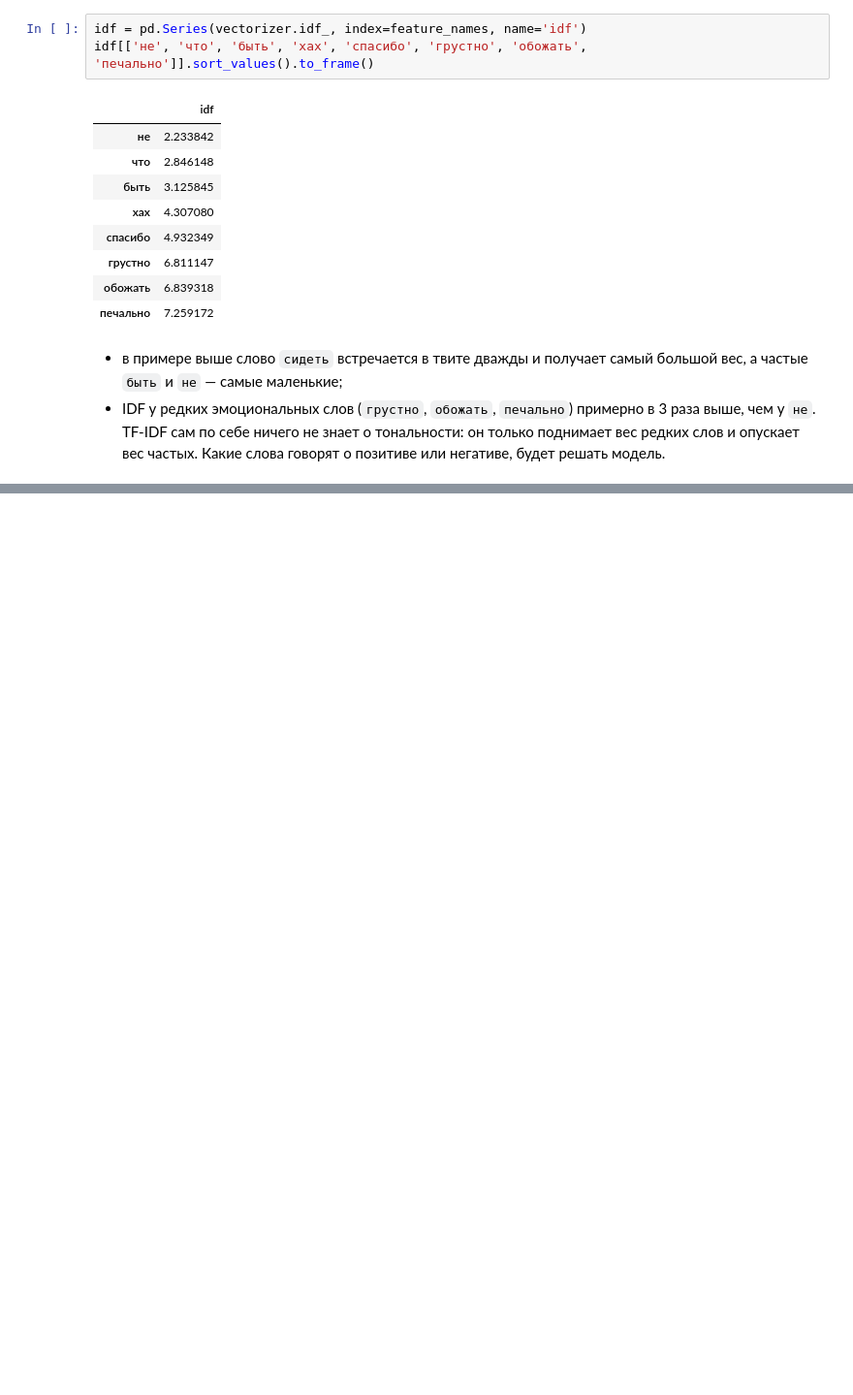
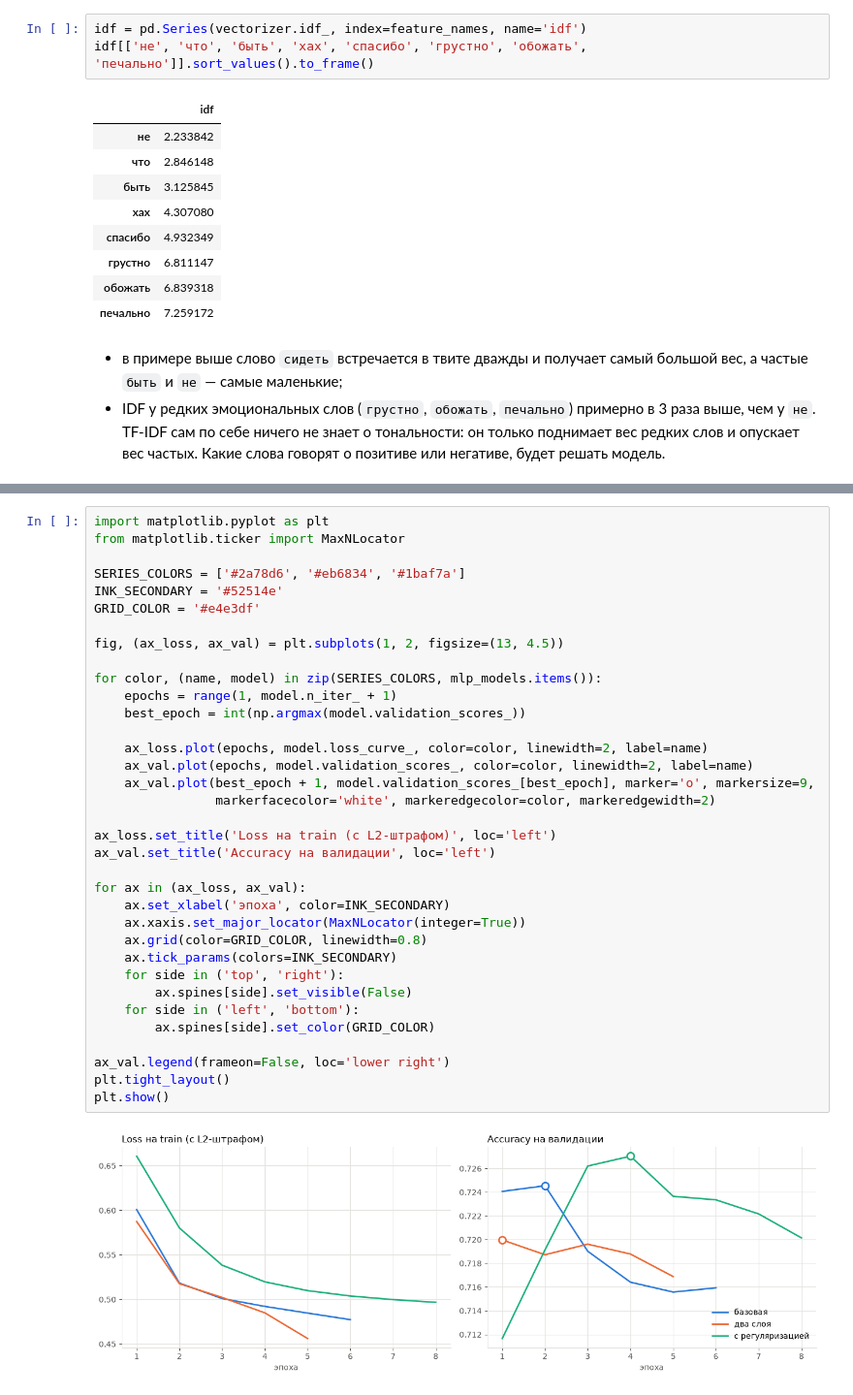
Before and after one commit to Andrey-Yurchuk/sentiment-analysis, a Jupyter notebook: notebooks/sentiment_tfidf_mlp.ipynb, the cells around one changed output, grey strips where cells are left out. Shown at 97% size. Drawn from its saved outputs; the diff is of its cells as text; blank space fills up the shorter version.

Commit message:
feat(notebook): MLP classifier training

```diff
--- a/notebooks/sentiment_tfidf_mlp.ipynb
+++ b/notebooks/sentiment_tfidf_mlp.ipynb
@@ -596,0 +691,37 @@ idf[['не', 'что', 'быть', 'хах', 'спасибо', 'грустно',
+# %%
+import matplotlib.pyplot as plt
+from matplotlib.ticker import MaxNLocator
+
+SERIES_COLORS = ['#2a78d6', '#eb6834', '#1baf7a']
+INK_SECONDARY = '#52514e'
+GRID_COLOR = '#e4e3df'
+
+fig, (ax_loss, ax_val) = plt.subplots(1, 2, figsize=(13, 4.5))
+
+for color, (name, model) in zip(SERIES_COLORS, mlp_models.items()):
+    epochs = range(1, model.n_iter_ + 1)
+    best_epoch = int(np.argmax(model.validation_scores_))
+
+    ax_loss.plot(epochs, model.loss_curve_, color=color, linewidth=2, label=name)
+    ax_val.plot(epochs, model.validation_scores_, color=color, linewidth=2, label=name)
+    ax_val.plot(best_epoch + 1, model.validation_scores_[best_epoch], marker='o', markersize=9,
+                markerfacecolor='white', markeredgecolor=color, markeredgewidth=2)
+
+ax_loss.set_title('Loss на train (с L2-штрафом)', loc='left')
+ax_val.set_title('Accuracy на валидации', loc='left')
+
+for ax in (ax_loss, ax_val):
+    ax.set_xlabel('эпоха', color=INK_SECONDARY)
+    ax.xaxis.set_major_locator(MaxNLocator(integer=True))
+    ax.grid(color=GRID_COLOR, linewidth=0.8)
+    ax.tick_params(colors=INK_SECONDARY)
+    for side in ('top', 'right'):
+        ax.spines[side].set_visible(False)
+    for side in ('left', 'bottom'):
+        ax.spines[side].set_color(GRID_COLOR)
+
+ax_val.legend(frameon=False, loc='lower right')
+plt.tight_layout()
+plt.show()
+# %% [output]
+[figure, added]
```
Also changed, not shown: parts of 10 cells of this notebook.
